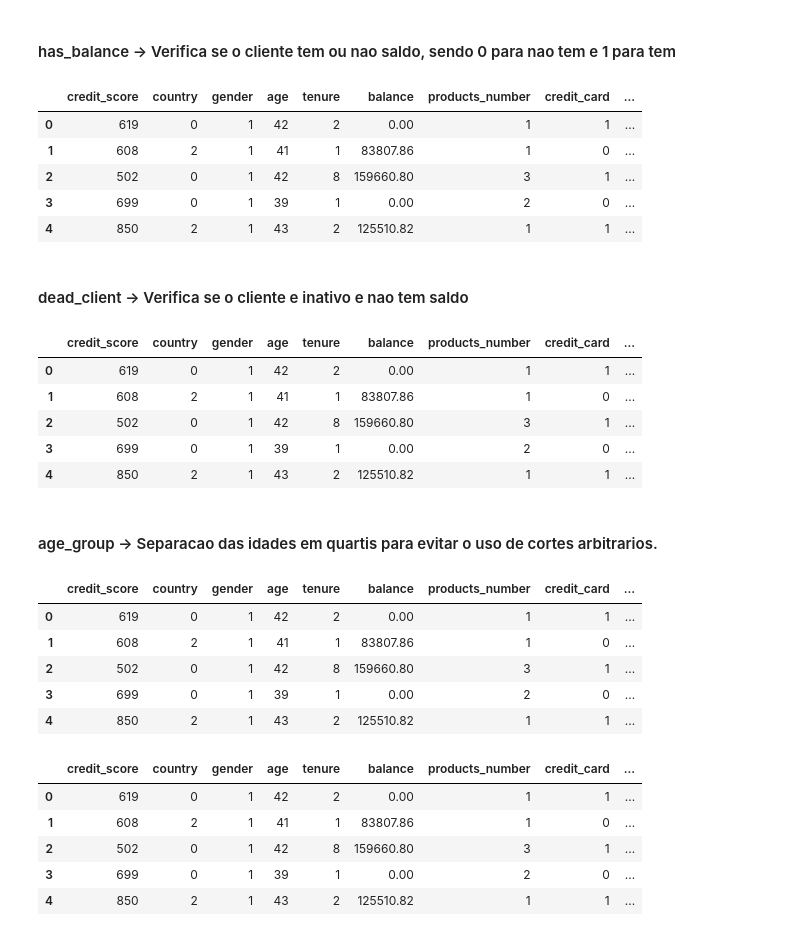
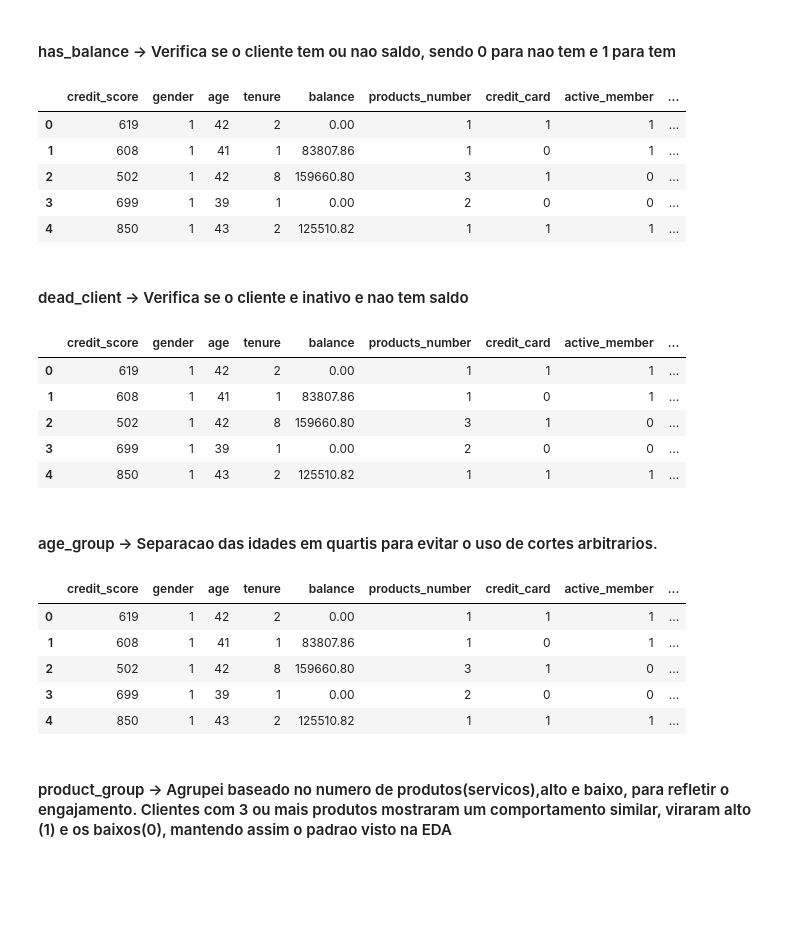
Before and after one commit to ReCroffi/bank-churn-prediction, a Jupyter notebook: notebooks/02_feature_engeneering.ipynb, the cells around one changed output. Cells and saved outputs as stored; diff of their text form; code cells hidden in the pictures; blank space fills up the shorter version.

```diff
--- a/notebooks/02_feature_engeneering.ipynb
+++ b/notebooks/02_feature_engeneering.ipynb
@@ -52,8 +52,10 @@ df.head()
 # %%
-
-from sklearn.preprocessing import LabelEncoder
-le = LabelEncoder()
-df['country'] = le.fit_transform(df['country'])
+from sklearn.preprocessing import OneHotEncoder
+ohe = OneHotEncoder( sparse_output=False)
+country_encoded = ohe.fit_transform(df[['country']])
+country_columns = ohe.get_feature_names_out(['country'])
+df_encoded = pd.DataFrame(country_encoded, columns=country_columns, index=df.index)
+df = pd.concat([df.drop('country', axis=1), df_encoded], axis=1)
 
 df.head()
 # %% [output]
@@ -76,25 +78,25 @@ df["has_balance"] = (df["balance"] > 0).astype(int)
 
 df.head()
 # %% [output]
-|  | credit_score | country | gender | age | tenure | balance | products_number | credit_card | ... |
-| 0 | 619 | 0 | 1 | 42 | 2 | 0.00 | 1 | 1 | ... |
-| 1 | 608 | 2 | 1 | 41 | 1 | 83807.86 | 1 | 0 | ... |
-| 2 | 502 | 0 | 1 | 42 | 8 | 159660.80 | 3 | 1 | ... |
-| 3 | 699 | 0 | 1 | 39 | 1 | 0.00 | 2 | 0 | ... |
-| 4 | 850 | 2 | 1 | 43 | 2 | 125510.82 | 1 | 1 | ... |
+|  | credit_score | gender | age | tenure | balance | products_number | credit_card | active_member | ... |
+| 0 | 619 | 1 | 42 | 2 | 0.00 | 1 | 1 | 1 | ... |
+| 1 | 608 | 1 | 41 | 1 | 83807.86 | 1 | 0 | 1 | ... |
+| 2 | 502 | 1 | 42 | 8 | 159660.80 | 3 | 1 | 0 | ... |
+| 3 | 699 | 1 | 39 | 1 | 0.00 | 2 | 0 | 0 | ... |
+| 4 | 850 | 1 | 43 | 2 | 125510.82 | 1 | 1 | 1 | ... |
 # %% [markdown]
 #### dead_client -> Verifica se o cliente  e inativo e nao tem saldo
 # %%
-df["dead_client"] = ((df["balance"] == 0) & (df["has_balance"] == 0)).astype(int)
+df["dead_client"] = ((df["balance"] == 0) & (df["active_member"] == 0)).astype(int)
 
 df.head()
 # %% [output]
-|  | credit_score | country | gender | age | tenure | balance | products_number | credit_card | ... |
-| 0 | 619 | 0 | 1 | 42 | 2 | 0.00 | 1 | 1 | ... |
-| 1 | 608 | 2 | 1 | 41 | 1 | 83807.86 | 1 | 0 | ... |
-| 2 | 502 | 0 | 1 | 42 | 8 | 159660.80 | 3 | 1 | ... |
-| 3 | 699 | 0 | 1 | 39 | 1 | 0.00 | 2 | 0 | ... |
-| 4 | 850 | 2 | 1 | 43 | 2 | 125510.82 | 1 | 1 | ... |
+|  | credit_score | gender | age | tenure | balance | products_number | credit_card | active_member | ... |
+| 0 | 619 | 1 | 42 | 2 | 0.00 | 1 | 1 | 1 | ... |
+| 1 | 608 | 1 | 41 | 1 | 83807.86 | 1 | 0 | 1 | ... |
+| 2 | 502 | 1 | 42 | 8 | 159660.80 | 3 | 1 | 0 | ... |
+| 3 | 699 | 1 | 39 | 1 | 0.00 | 2 | 0 | 0 | ... |
+| 4 | 850 | 1 | 43 | 2 | 125510.82 | 1 | 1 | 1 | ... |
 # %% [markdown]
 #### age_group -> Separacao das idades em quartis para evitar o uso de cortes arbitrarios.
 # %%
@@ -102,21 +104,16 @@ df["age_group"] = pd.qcut(df["age"], q=4, labels=False)
 
 df.head()
 # %% [output]
-|  | credit_score | country | gender | age | tenure | balance | products_number | credit_card | ... |
-| 0 | 619 | 0 | 1 | 42 | 2 | 0.00 | 1 | 1 | ... |
-| 1 | 608 | 2 | 1 | 41 | 1 | 83807.86 | 1 | 0 | ... |
-| 2 | 502 | 0 | 1 | 42 | 8 | 159660.80 | 3 | 1 | ... |
-| 3 | 699 | 0 | 1 | 39 | 1 | 0.00 | 2 | 0 | ... |
-| 4 | 850 | 2 | 1 | 43 | 2 | 125510.82 | 1 | 1 | ... |
+|  | credit_score | gender | age | tenure | balance | products_number | credit_card | active_member | ... |
+| 0 | 619 | 1 | 42 | 2 | 0.00 | 1 | 1 | 1 | ... |
+| 1 | 608 | 1 | 41 | 1 | 83807.86 | 1 | 0 | 1 | ... |
+| 2 | 502 | 1 | 42 | 8 | 159660.80 | 3 | 1 | 0 | ... |
+| 3 | 699 | 1 | 39 | 1 | 0.00 | 2 | 0 | 0 | ... |
+| 4 | 850 | 1 | 43 | 2 | 125510.82 | 1 | 1 | 1 | ... |
+# %% [markdown]
+#### product_group -> Agrupei baseado no numero de produtos(servicos),alto e baixo, para refletir o engajamento. Clientes com 3 ou mais produtos mostraram um comportamento similar, viraram alto (1) e os baixos(0), mantendo assim o padrao visto na EDA
 # %%
-df["product_group"] = np.where(df["products_number"] >= 3, 3, df["products_number"])
+df["product_group"] = (df["products_number"] >= 3).astype(int)
-# %% [output]
-|  | credit_score | country | gender | age | tenure | balance | products_number | credit_card | ... |
-| 0 | 619 | 0 | 1 | 42 | 2 | 0.00 | 1 | 1 | ... |
-| 1 | 608 | 2 | 1 | 41 | 1 | 83807.86 | 1 | 0 | ... |
-| 2 | 502 | 0 | 1 | 42 | 8 | 159660.80 | 3 | 1 | ... |
-| 3 | 699 | 0 | 1 | 39 | 1 | 0.00 | 2 | 0 | ... |
-| 4 | 850 | 2 | 1 | 43 | 2 | 125510.82 | 1 | 1 | ... |
 # %%
 
 df.head()
```
Also changed, not shown: parts of 5 cells of this notebook, 1 other file.
